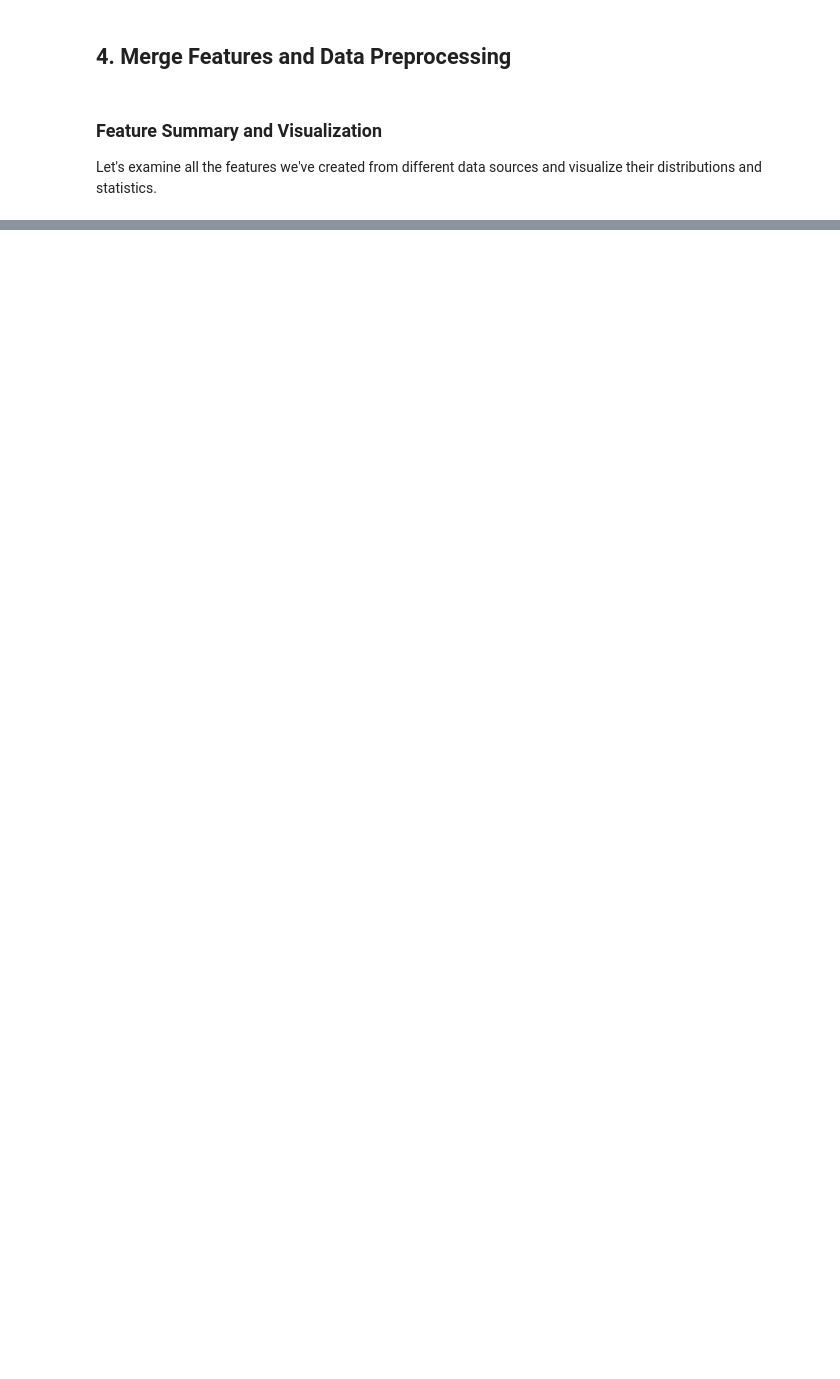
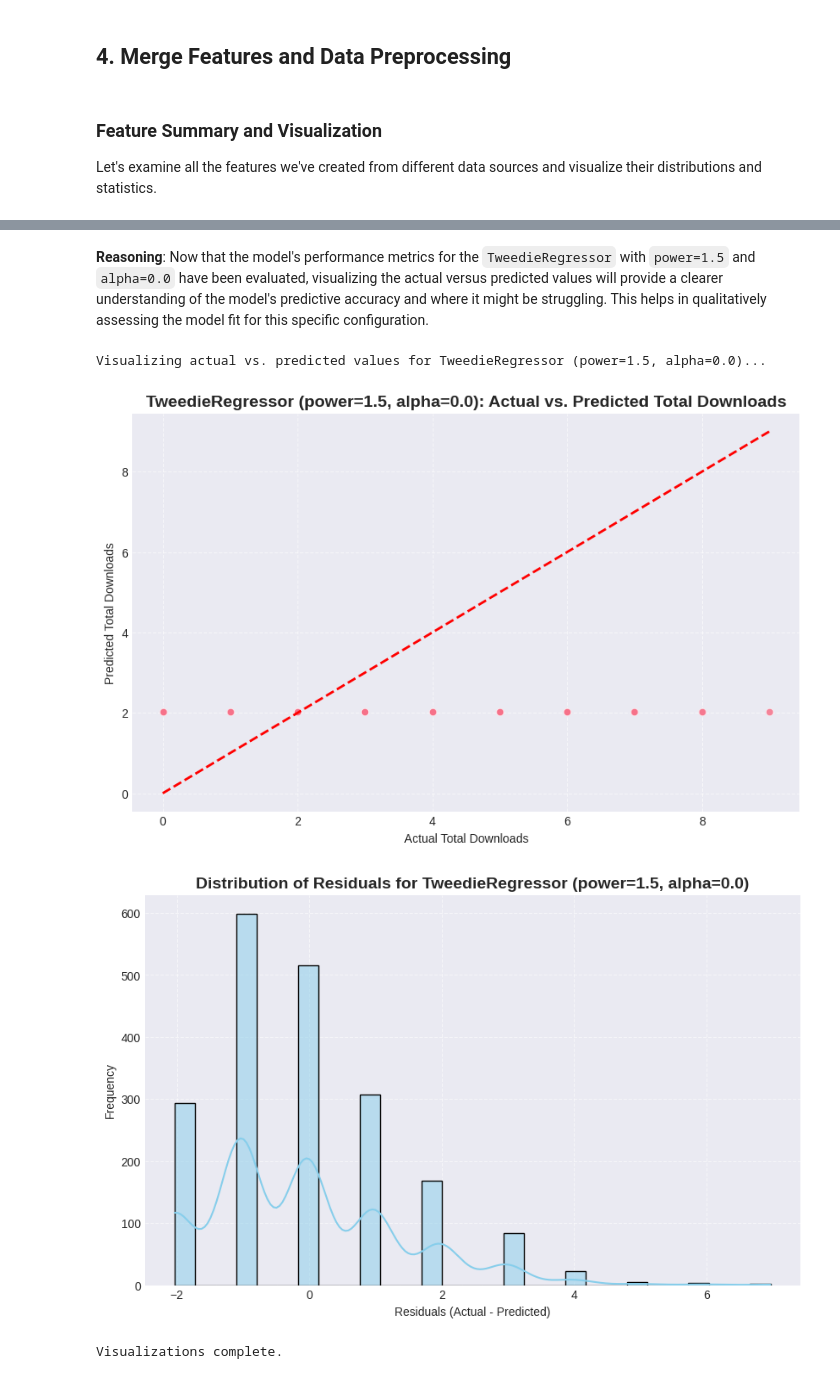
Before and after one commit to yiyue02/5052_final_project, a Jupyter notebook: random_forest.ipynb, the cells around one changed output, grey strips where cells are left out. Cells and saved outputs as stored; diff of their text form; code cells hidden in the pictures; blank space fills up the shorter version.

```diff
--- a/random_forest.ipynb
+++ b/random_forest.ipynb
@@ -1973,0 +1828,19 @@ print(f"{'='*80}")
+# %%
+print("\nTraining TweedieRegressor Model with power=1.5 and alpha=0.0...")
+
+# Initialize TweedieRegressor model with power=1.5 (often used for positively skewed continuous data) and no regularization (alpha=0.0)
+tweedie_model_power_1_5 = TweedieRegressor(power=1.5, link='log', alpha=0.0, max_iter=1000, tol=1e-3)
+
+# Train the model
+tweedie_model_power_1_5.fit(X_train_poisson, y_train_poisson)
+
+print("TweedieRegressor Model (power=1.5, alpha=0.0) training complete.")
+
+# Predict on the test set
+print("\nMaking predictions on the test set...")
+y_pred_tweedie_power_1_5 = tweedie_model_power_1_5.predict(X_test_poisson)
+
+# Ensure predictions are non-negative, as count data cannot be negative
+y_pred_tweedie_power_1_5 = np.maximum(0, y_pred_tweedie_power_1_5)
+
+print("Predictions generated.")
@@ -1973,0 +1873,30 @@ print(f"{'='*80}")
+# %% [markdown]
+**Reasoning**:
+Now that the model's performance metrics for the `TweedieRegressor` with `power=1.5` and `alpha=0.0` have been evaluated, visualizing the actual versus predicted values will provide a clearer understanding of the model's predictive accuracy and where it might be struggling. This helps in qualitatively assessing the model fit for this specific configuration.
+# %%
+print("\nVisualizing actual vs. predicted values for TweedieRegressor (power=1.5, alpha=0.0)...")
+
+plt.figure(figsize=(10, 6))
+sns.scatterplot(x=y_test_poisson, y=y_pred_tweedie_power_1_5, alpha=0.6)
+plt.plot([y_test_poisson.min(), y_test_poisson.max()], [y_test_poisson.min(), y_test_poisson.max()], 'r--', lw=2)
+plt.xlabel('Actual Total Downloads')
+plt.ylabel('Predicted Total Downloads')
+plt.title('TweedieRegressor (power=1.5, alpha=0.0): Actual vs. Predicted Total Downloads', fontsize=14, fontweight='bold')
+plt.grid(True, linestyle='--', alpha=0.6)
+plt.show()
+
+# Also plot residuals to check for patterns
+residuals_power_1_5 = y_test_poisson - y_pred_tweedie_power_1_5
+plt.figure(figsize=(10, 6))
+sns.histplot(residuals_power_1_5, kde=True, color='skyblue')
+plt.xlabel('Residuals (Actual - Predicted)')
+plt.ylabel('Frequency')
+plt.title('Distribution of Residuals for TweedieRegressor (power=1.5, alpha=0.0)', fontsize=14, fontweight='bold')
+plt.grid(True, linestyle='--', alpha=0.6)
+plt.show()
+print("\nVisualizations complete.")
+# %% [output]
+Visualizing actual vs. predicted values for TweedieRegressor (power=1.5, alpha=0.0)...
+[figure, added]
+[figure, added]
+Visualizations complete.
```
Also changed, not shown: parts of 92 cells of this notebook.
